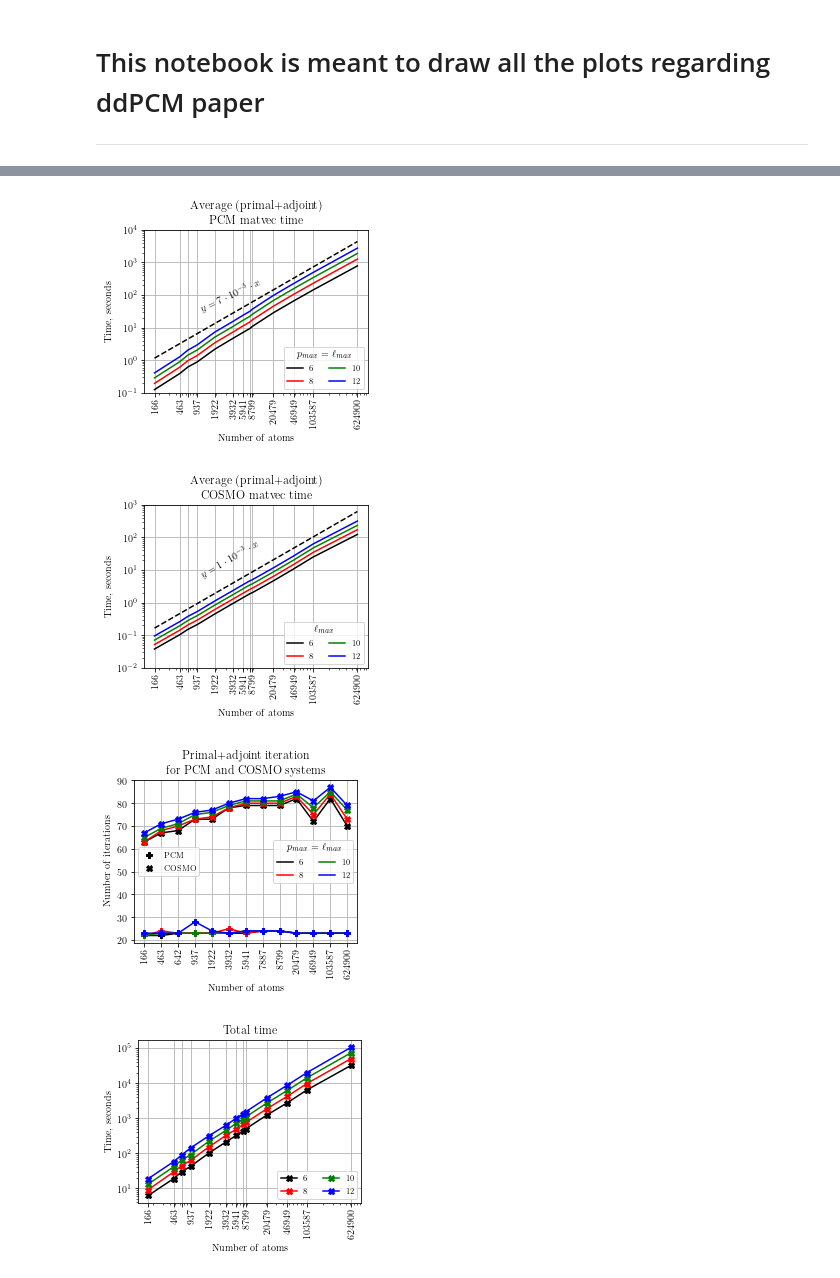
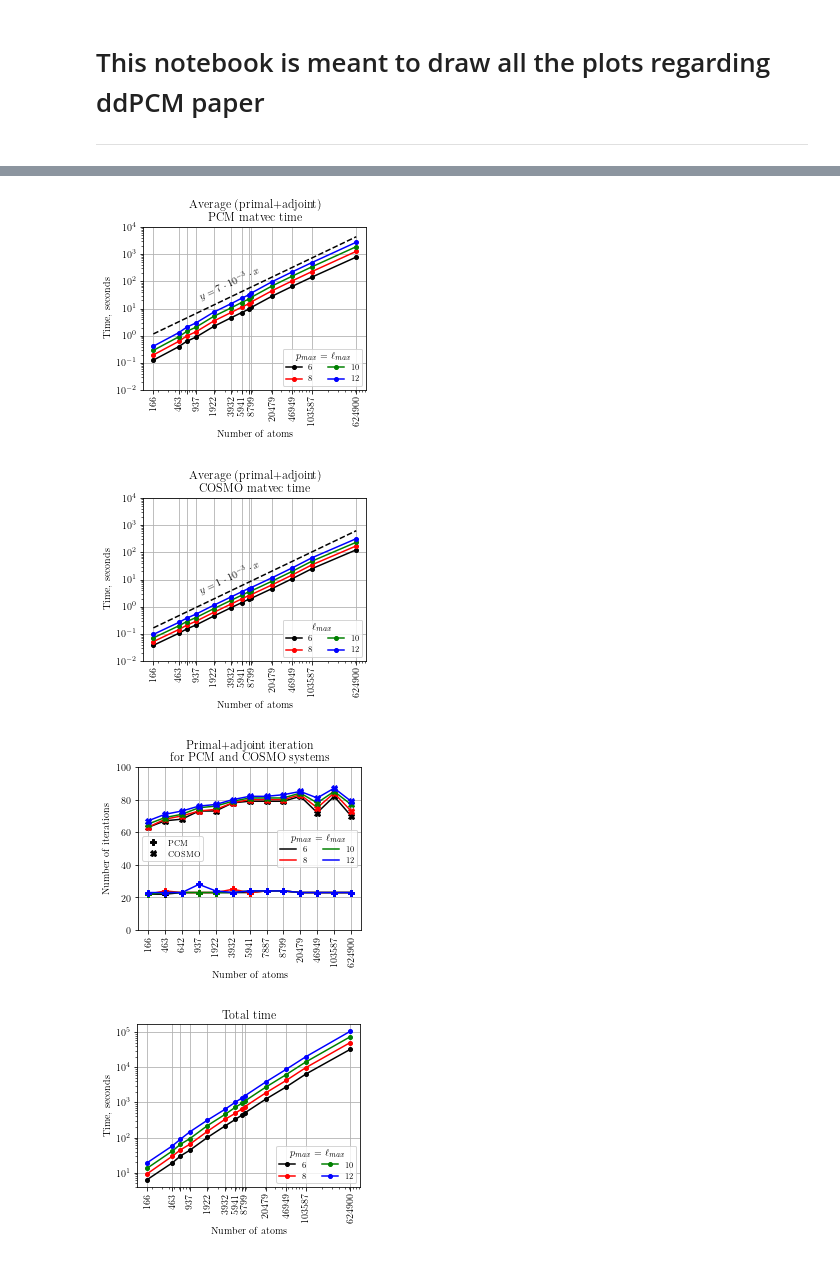
Before and after one commit to ACoM-Computational-Mathematics/2021_ddpcm_fmm, a Jupyter notebook: plots/plots_vdw.ipynb, the cells around one changed output, grey strips where cells are left out. Drawn from its saved outputs; the diff is of its cells as text; code cells hidden in the pictures.

```diff
--- a/plots/plots_vdw.ipynb
+++ b/plots/plots_vdw.ipynb
@@ -555,11 +276,5 @@ plt.close()
 # %%
-fig = plt.figure(figsize=(5.5, 2))
-font = {'size'   : 18,
-       'family': 'serif',
-       'serif': ['Computer Modern']}
-mpl.rc('font', **font)
-mpl.rc('text', usetex=True)
-
+fig = plt.figure(figsize=(4, 1.5))
 vmax = int(np.log10(np.max(energies_results)))
 vmin = int(np.log10(np.min(energies_results)))
 
@@ -567,8 +282,8 @@ cmap = plt.cm.get_cmap('rainbow', (vmax - vmin)*2)
 
 for i, lmax in enumerate(lmaxs):
     ax = fig.add_subplot(2, 2, 1 + i)
-    ax.matshow(np.log10(results[i]), cmap=cmap, vmin=vmin, vmax=vmax)
-    ax.set_title('$\ell_{max}$=' + str(lmax), y=0.70, color='black', size=14)
+    ax.matshow(np.log10(energies_results[i]), cmap=cmap, vmin=vmin, vmax=vmax)
+    ax.set_title('$\ell_{max}$=' + str(lmax), y=0.70, color='black')
     ax.set_xticks([])
     ax.set_yticks([])
     if i%2 == 0:
@@ -583,15 +298,17 @@ for i, lmax in enumerate(lmaxs):
 
 # create a second axes for the colorbar
 ax2 = fig.add_axes([1.01, 0.0, 0.05, 1.0])
-cb = mpl.colorbar.ColorbarBase(ax2, cmap=cmap, ticks=np.arange(vmin, vmax + 0.1, 1.0),
+cb = mpl.colorbar.ColorbarBase(ax=ax2, cmap=cmap, ticks=np.arange(vmin, vmax + 0.1, 1.0),
                                boundaries=np.arange(vmin, vmax + 0.1, 0.5),
+                               norm=mpl.colors.Normalize(vmin, vmax),
                                format='1e%i', label='Rel. error of energies')
 
 plt.subplots_adjust(top=1.0, bottom=0.0, left=0.0, right=1.0, wspace=0.02, hspace=0.02)
 #ax.set_xlabel('$\ell_{{max}}$')
 #ax.set_ylabel('$p_{{max}}$')
 
-plt.savefig("fmm_vs_fmm_vdw_esolv.pdf", bbox_inches='tight')
+#plt.savefig("fmm_vs_fmm_vdw_esolv.pdf", bbox_inches='tight')
+plt.savefig("fmm_vs_fmm_vdw_esolv.pgf", bbox_inches='tight')
 plt.show()
 plt.close()
 # %% [output]
@@ -831,10 +316,5 @@ for lmax in lmaxs:
 # %%
 # Average performance of a single matvec for large scale runs with pmax=lmax
-font = {'size'   : 10,
-       'family': 'serif',
-       'serif': ['Computer Modern']}
-mpl.rc('font', **font)
-mpl.rc('text', usetex=True)
 
 # Possible values of lmax
 lmaxs = [6, 8, 10, 12]
@@ -855,7 +335,7 @@ natoms = np.array([166, 463, 642, 937, 1922, 3932, 5941, 7887, 8799, 20479, 4694
 # Xticks
 xticks = [166, 463, 642, 937, 1922, 3932, 5941, 7887, 8799, 20479, 46949, 103587, 624900]
 xticklabels = [str(n) for n in [166, 463, "", 937, 1922, 3932, 5941, "", 8799, 20479, 46949, 103587, 624900]]
-iter_xticks = range(len(natoms))
+niter_xticks = range(len(natoms))
 niter_xticklables = natoms
 #niter_xticklables = [166, 463, 642, 937, "", 3932, "", 7887, "", 11827, "", 23558, "", 117189]
 # Prepare plot
@@ -876,7 +356,7 @@ for lmax in lmaxs:
     # At first read small runs
     for mol in small_molecules:
         # Read file with a given pmax
-        fname_fmm = "../experiments/fmm_vs_fmm_vdw/{}.{}.{}.fmm".format(mol, lmax, pmax)
+        fname_fmm = fmm_dir + "/{}.{}.{}.fmm".format(mol, lmax, pmax)
         result_fmm = read_output_file(fname_fmm)
         #time.append(result_fmm["ddpcm step time"]+result_fmm["adjoint ddpcm step time"])
         pcm_time_per_iter.append((result_fmm["ddpcm step time"]+result_fmm["adjoint ddpcm step time"]) /
@@ -889,7 +369,7 @@ for lmax in lmaxs:
     # Now read big runs
     for mol in big_molecules:
         # Read file with a given pmax
-        fname_fmm = "../experiments/large_fmm_vdw/{}.{}.{}.fmm".format(mol, lmax, pmax)
+        fname_fmm = large_dir + "/{}.{}.{}.fmm".format(mol, lmax, pmax)
         result_fmm = read_output_file(fname_fmm)
         pcm_time_per_iter.append((result_fmm["ddpcm step time"]+result_fmm["adjoint ddpcm step time"]) /
                                  (result_fmm["ddpcm step niter"]+result_fmm["adjoint ddpcm step niter"]))
@@ -900,16 +380,19 @@ for lmax in lmaxs:
         total_time.append(result_fmm["ddpcm time"])
     #ax.loglog(natoms, time, label="$p_{{max}}=\ell_{{max}}={}$".format(lmax), markersize=8, marker="s",
     #          linestyle="-", **styles[lmax])
-    ax_pcm.loglog(natoms, pcm_time_per_iter, label="{}".format(lmax), linestyle="-", **styles[lmax])
-    ax_cosmo.loglog(natoms, cosmo_time_per_iter, label="{}".format(lmax), linestyle="-", **styles[lmax])
+    ax_pcm.loglog(natoms, pcm_time_per_iter, label="{}".format(lmax), linestyle="-",
+                  marker="o", markersize=4, **styles[lmax])
+    ax_cosmo.loglog(natoms, cosmo_time_per_iter, label="{}".format(lmax), linestyle="-",
+                    marker="o", markersize=4, **styles[lmax])
     ax_niter.plot(niter_xticks, pcm_niter, label="PCM", marker="P", linestyle="-", **styles[lmax])
     ax_niter.plot(niter_xticks, cosmo_niter, label="COSMO", marker="X", linestyle="-", **styles[lmax])
-    ax_time.loglog(natoms, total_time, label='{}'.format(lmax), marker='X', linestyle="-", **styles[lmax])
+    ax_time.loglog(natoms, total_time, label='{}'.format(lmax), marker='o', markersize=4,
+                   linestyle="-", **styles[lmax])
 # Add guide lines
 ax_pcm.loglog(natoms, natoms*7e-3, linestyle="--", color="black")
-ax_pcm.text(1000, 200, "$y=7 \cdot 10^{{-3}} \cdot x$", rotation=25)
+ax_pcm.text(1000, 20, "$y=7 \cdot 10^{{-3}} \cdot x$", rotation=25)
 ax_cosmo.loglog(natoms, natoms*1e-3, linestyle="--", color="black")
-ax_cosmo.text(1000, 50, "$y=1 \cdot 10^{{-3}} \cdot x$", rotation=30)
+ax_cosmo.text(1000, 3, "$y=1 \cdot 10^{{-3}} \cdot x$", rotation=25)
 
 # Append legend data for different pmax
 niter_handles1 = []
@@ -942,40 +425,42 @@ ax_cosmo.set_title("Average (primal+adjoint)\n COSMO matvec time")
 ax_niter.set_title("Primal+adjoint iteration\n for PCM and COSMO systems")
 ax_time.set_title("Total time")
 
 ax_pcm.set_xticks(xticks)
 ax_cosmo.set_xticks(xticks)
 ax_niter.set_xticks(niter_xticks)
 ax_time.set_xticks(xticks)
 
 ax_pcm.set_xticklabels(xticklabels, rotation='vertical')
 ax_cosmo.set_xticklabels(xticklabels, rotation='vertical')
 ax_niter.set_xticklabels(niter_xticklables, rotation='vertical')
 ax_time.set_xticklabels(xticklabels, rotation='vertical')
 
-ax_pcm.set_ylim([1e-1, 1e4])
+ax_pcm.set_ylim([1e-2, 1e4])
 ax_pcm.tick_params(axis="y")
-ax_cosmo.set_ylim([1e-2, 1e3])
+ax_cosmo.set_ylim([1e-2, 1e4])
 ax_cosmo.tick_params(axis="y")
 ax_niter.tick_params(axis="y")
+ax_niter.set_ylim([0, 100])
 
 legend_pcm = ax_pcm.legend(loc="lower right", ncol=2, fontsize=8)
 legend_pcm.set_title("$p_{{max}}=\ell_{{max}}$")
 legend_cosmo = ax_cosmo.legend(loc="lower right", ncol=2, fontsize=8)
 legend_cosmo.set_title("$\ell_{{max}}$")
 legend_niter1 = ax_niter.legend(handles=niter_handles1, loc='center right', ncol=2, fontsize=8)
 legend_niter1.set_title("$p_{{max}}=\ell_{{max}}$")
 legend_niter2 = ax_niter.legend(loc="center left", handles=niter_handles2, fontsize=8)
 ax_niter.add_artist(legend_niter1)
 
 legend_time = ax_time.legend(loc="lower right", ncol=2, fontsize=8)
+legend_time.set_title("$p_{{max}}=\ell_{{max}}$")
 
-fig_pcm.savefig("fmm_vdw_pcm_iter.pdf", bbox_inches='tight')
-fig_cosmo.savefig("fmm_vdw_cosmo_iter.pdf", bbox_inches='tight')
-fig_niter.savefig("fmm_vdw_niter.pdf", bbox_inches='tight')
-fig_time.savefig("fmm_vdw_time.pdf", bbox_inches='tight')
+fig_pcm.savefig("fmm_vdw_pcm_iter.pgf", bbox_inches='tight')
+fig_cosmo.savefig("fmm_vdw_cosmo_iter.pgf", bbox_inches='tight')
+fig_niter.savefig("fmm_vdw_niter.pgf", bbox_inches='tight')
+fig_time.savefig("fmm_vdw_time.pgf", bbox_inches='tight')
 plt.show()
 # %% [output]
-[figure, old version]
+[figure, new version]
-[figure, old version]
+[figure, new version]
-[figure, old version]
+[figure, new version]
-[figure, old version]
+[figure, new version]
```
Also changed, not shown: parts of 16 cells of this notebook.
